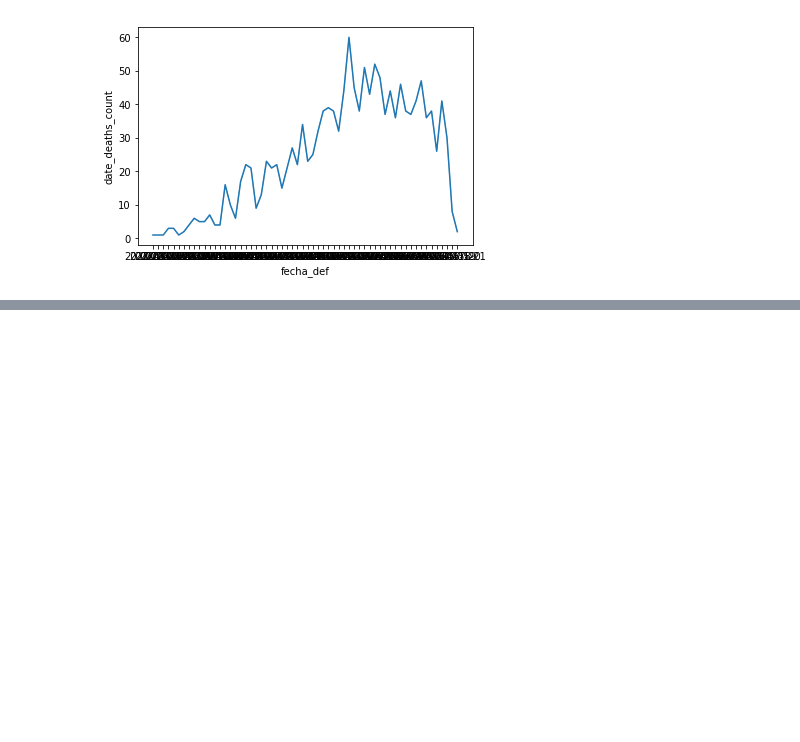
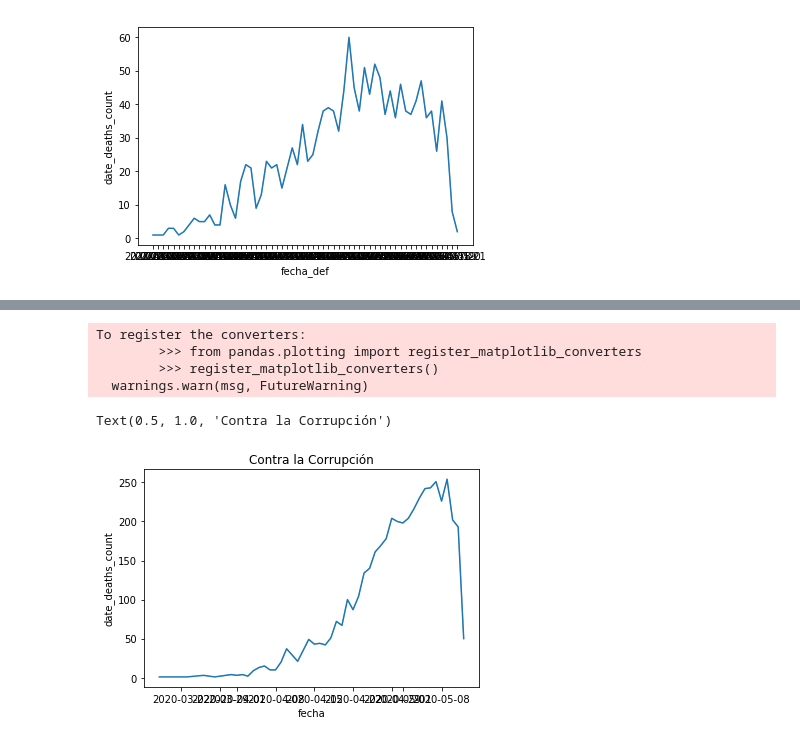
Before and after one commit to cruzdany/Covid-19-death-comparison, a Jupyter notebook: Covid_19_death_comparison.ipynb, the cells around one changed output, grey strips where cells are left out. Saved outputs shown, nothing was run; the diff lists cells and outputs as text; code cells hidden in the pictures; blank space fills up the shorter version.

```diff
--- a/Covid_19_death_comparison.ipynb
+++ b/Covid_19_death_comparison.ipynb
@@ -203,0 +213,2 @@ ax = sns.lineplot(x="fecha_def", y="date_deaths_count", data=cdmx)
+# %%
+df2['date_deaths_count'] = df2.fecha.map(df2.groupby('fecha').size())
@@ -203,0 +253,10 @@ ax = sns.lineplot(x="fecha_def", y="date_deaths_count", data=cdmx)
+# %%
+ax = sns.lineplot(x="fecha", y="date_deaths_count", data=df2)
+plt.title('Contra la Corrupción')
+# %% [output]
+To register the converters:
+        >>> from pandas.plotting import register_matplotlib_converters
+        >>> register_matplotlib_converters()
+  warnings.warn(msg, FutureWarning)
+Text(0.5, 1.0, 'Contra la Corrupción')
+[figure, added]
```
Also changed, not shown: parts of 5 cells of this notebook.
